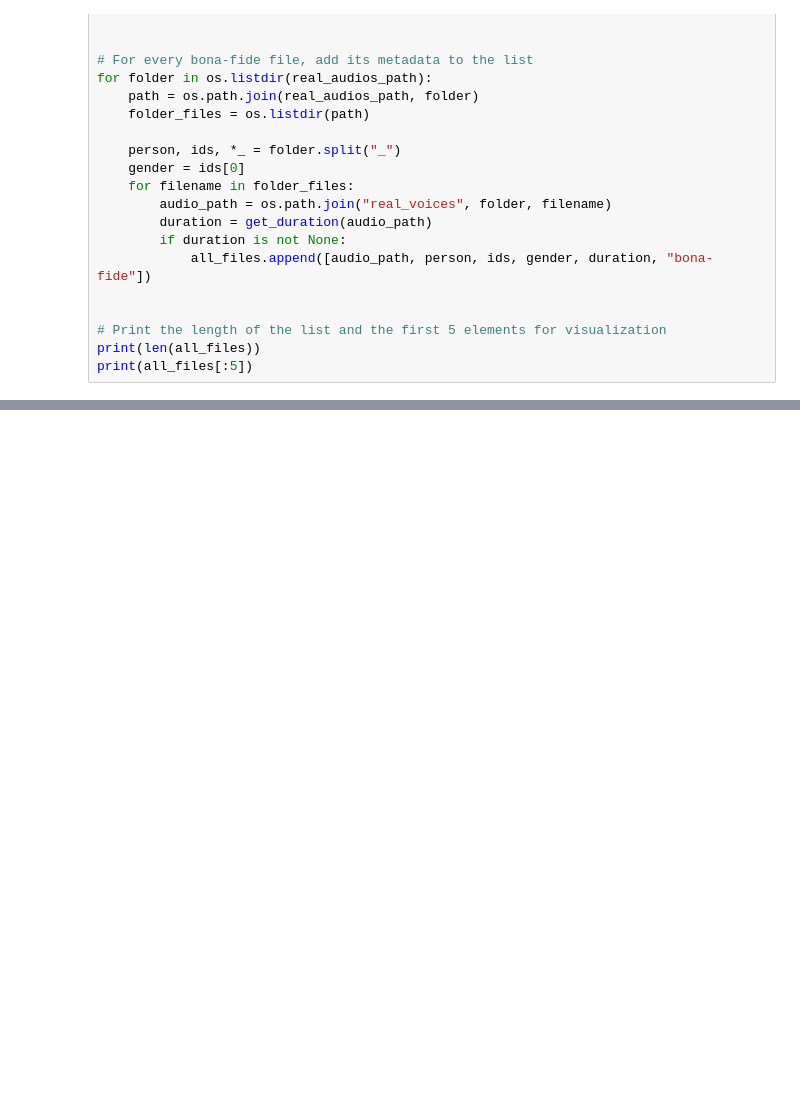
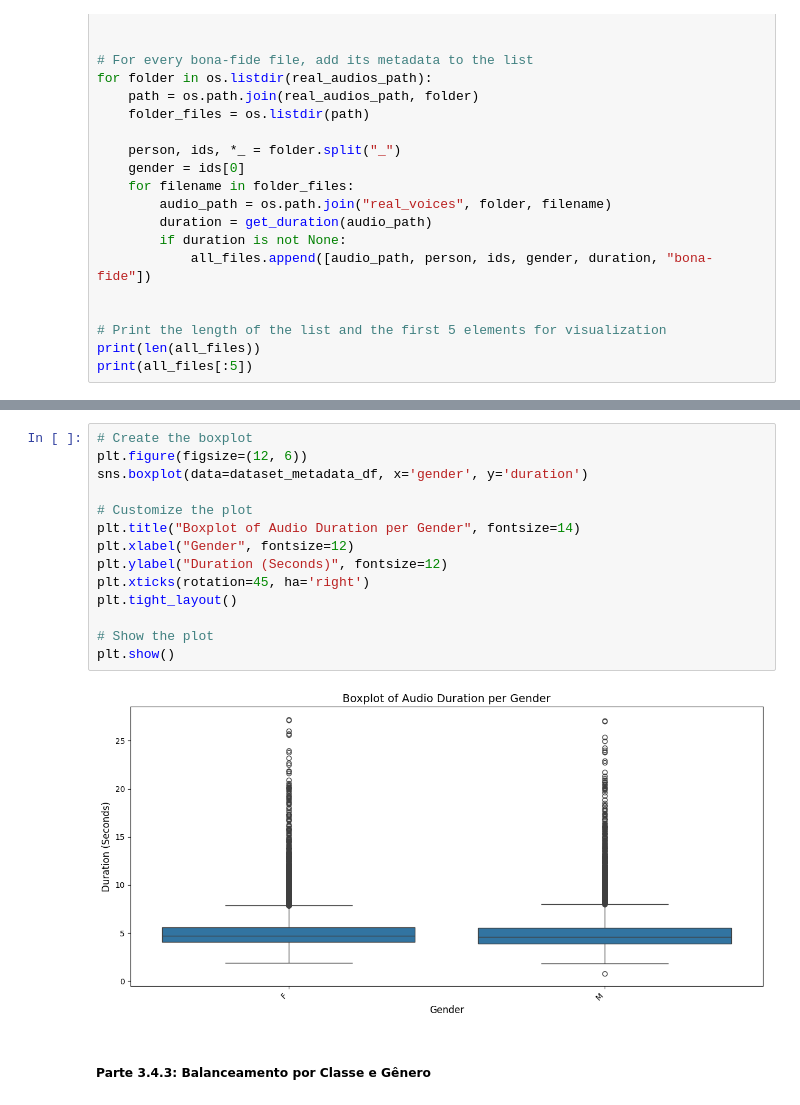
Before and after one commit to KARAS-SSL/AUDIOS, a Jupyter notebook: notebooks/dataset_exploration.ipynb, the cells around one changed output, grey strips where cells are left out. Saved outputs shown, nothing was run; the diff lists cells and outputs as text; blank space fills up the shorter version.

```diff
--- a/notebooks/dataset_exploration.ipynb
+++ b/notebooks/dataset_exploration.ipynb
@@ -242,0 +495,18 @@ duration_df.sort_values("spoof_ratio")
+# %%
+# Create the boxplot
+plt.figure(figsize=(12, 6))
+sns.boxplot(data=dataset_metadata_df, x='gender', y='duration')
+
+# Customize the plot
+plt.title("Boxplot of Audio Duration per Gender", fontsize=14)
+plt.xlabel("Gender", fontsize=12)
+plt.ylabel("Duration (Seconds)", fontsize=12)
+plt.xticks(rotation=45, ha='right')
+plt.tight_layout()
+
+# Show the plot
+plt.show()
+# %% [output]
+[figure, added]
+# %% [markdown]
+##### Parte 3.4.3: Balanceamento por Classe e Gênero
```
Also changed, not shown: parts of 50 cells of this notebook.
